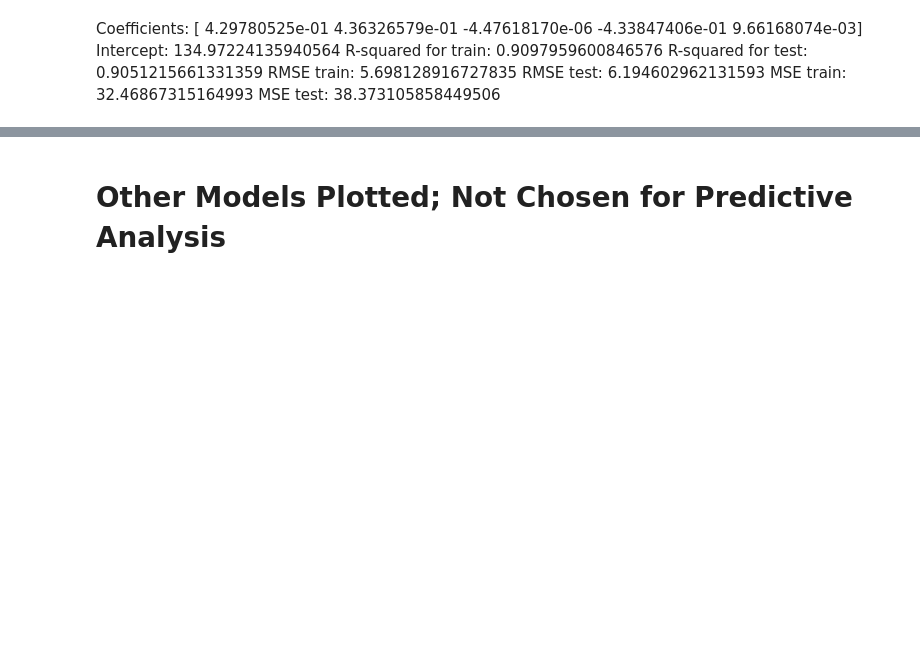
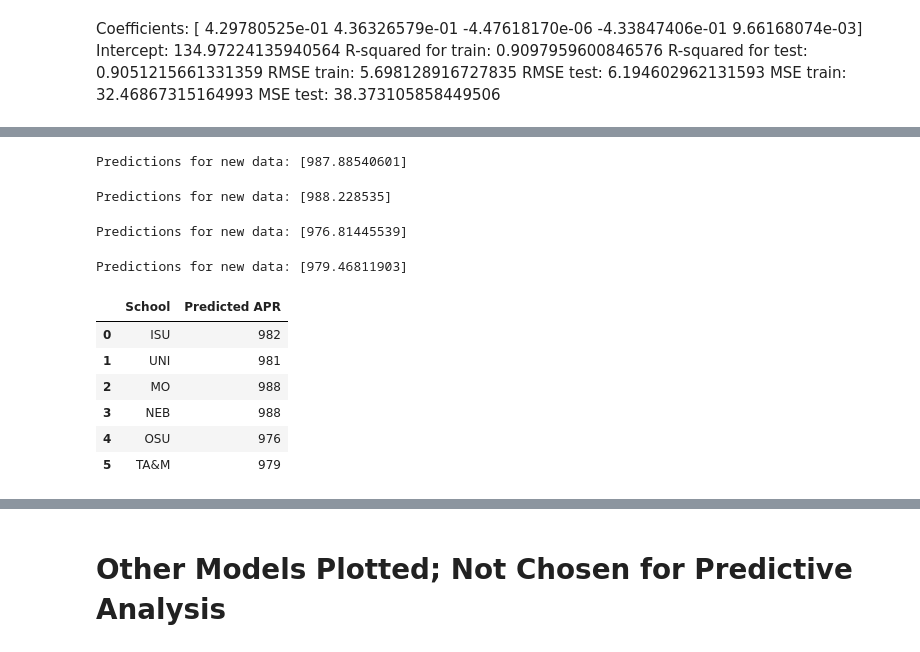
Before and after one commit to msmixj/Data-Analytics-Capstone, a Jupyter notebook: Data_Capstone_Project_MLA.ipynb, the cells around one changed output, grey strips where cells are left out. Cells and saved outputs as stored; diff of their text form; code cells hidden in the pictures; blank space fills up the shorter version.

```diff
--- a/Data_Capstone_Project_MLA.ipynb
+++ b/Data_Capstone_Project_MLA.ipynb
@@ -161,0 +169,78 @@ Predictions for new data: [957.00382235]
+# %%
+# Create a new data point as a DataFrame for University of Missouri, Columbia Softball Program
+# University of Missouri, Columbia Average Eligibility = 996
+# University of Missouri, Columbia Average Retention = 975
+# University of Missouri, Columbia School ID = 178396
+# University of Missouri, Columbia School Type = 0
+# University of Missouri, Columbia Conf ID = 24
+new_data = pd.DataFrame({'FOURYEAR_ELIGIBILITY': [996], 'FOURYEAR_RETENTION': [975], 'SCHOOL_ID': [178396],
+                         'SCHOOL_TYPE': [0], 'NCAACONF_ID': [24]})
+# Make predictions on the new data
+new_predictions = model.predict(new_data)
+
+print("Predictions for new data:", new_predictions)
+# %% [output]
+Predictions for new data: [987.88540601]
+# %%
+# Create a new data point as a DataFrame for University of Nebraska, Lincoln Softball Program
+# University of Nebraska, Lincoln  Average Eligibility = 986
+# University of Nebraska, Lincoln  Average Retention = 986
+# University of Nebraska, Lincoln  School ID = 181464
+# University of Nebraska, Lincoln School Type = 0
+# University of Nebraska, Lincoln  Conf ID = 9
+new_data = pd.DataFrame({'FOURYEAR_ELIGIBILITY': [986], 'FOURYEAR_RETENTION': [986], 'SCHOOL_ID': [181464],
+                         'SCHOOL_TYPE': [0], 'NCAACONF_ID': [9]})
+# Make predictions on the new data
+new_predictions = model.predict(new_data)
+
+print("Predictions for new data:", new_predictions)
+# %% [output]
+Predictions for new data: [988.228535]
+# %%
+# Create a new data point as a DataFrame for Oklahoma State University Softball Program
+# Oklahoma State University Average Eligibility = 973
+# Oklahoma State UniversityAverage Retention = 973
+# Oklahoma State University School ID = 207388
+# Oklahoma State University School Type = 0
+# Oklahoma State University Conf ID = 5
+new_data = pd.DataFrame({'FOURYEAR_ELIGIBILITY': [973], 'FOURYEAR_RETENTION': [973], 'SCHOOL_ID': [207388],
+                         'SCHOOL_TYPE': [0], 'NCAACONF_ID': [5]})
+# Make predictions on the new data
+new_predictions = model.predict(new_data)
+
+print("Predictions for new data:", new_predictions)
+# %% [output]
+Predictions for new data: [976.81445539]
+# %%
+# Create a new data point as a DataFrame for Texas A&M Softball Program
+# Texas A&M Average Eligibility = 981
+# Texas A&M Average Retention = 971
+# Texas A&M School ID = 228723
+# Texas A&M School Type = 0
+# Texas A&M Conf ID = 24
+new_data = pd.DataFrame({'FOURYEAR_ELIGIBILITY': [981], 'FOURYEAR_RETENTION': [971], 'SCHOOL_ID': [228723],
+                         'SCHOOL_TYPE': [0], 'NCAACONF_ID': [24]})
+# Make predictions on the new data
+new_predictions = model.predict(new_data)
+
+print("Predictions for new data:", new_predictions)
+# %% [output]
+Predictions for new data: [979.46811903]
+# %%
+#Putting this predictive data into a table to review
+
+pred_data = {'School': ['ISU', 'UNI', 'MO', 'NEB', 'OSU', 'TA&M',], 'Predicted APR': [982, 981, 988, 988, 976, 979]}
+df = pd.DataFrame(pred_data)
+
+df.style.set_table_styles([
+    {'selector': 'th', 'props': [('background-color', '#f2f2f2')]},
+    {'selector': 'td', 'props': [('border', '1px solid black')]}
+])
+# %% [output]
+|  | School | Predicted APR |
+| 0 | ISU | 982 |
+| 1 | UNI | 981 |
+| 2 | MO | 988 |
+| 3 | NEB | 988 |
+| 4 | OSU | 976 |
+| 5 | TA&M | 979 |
```
Also changed, not shown: parts of 8 cells of this notebook, 10 other files.
